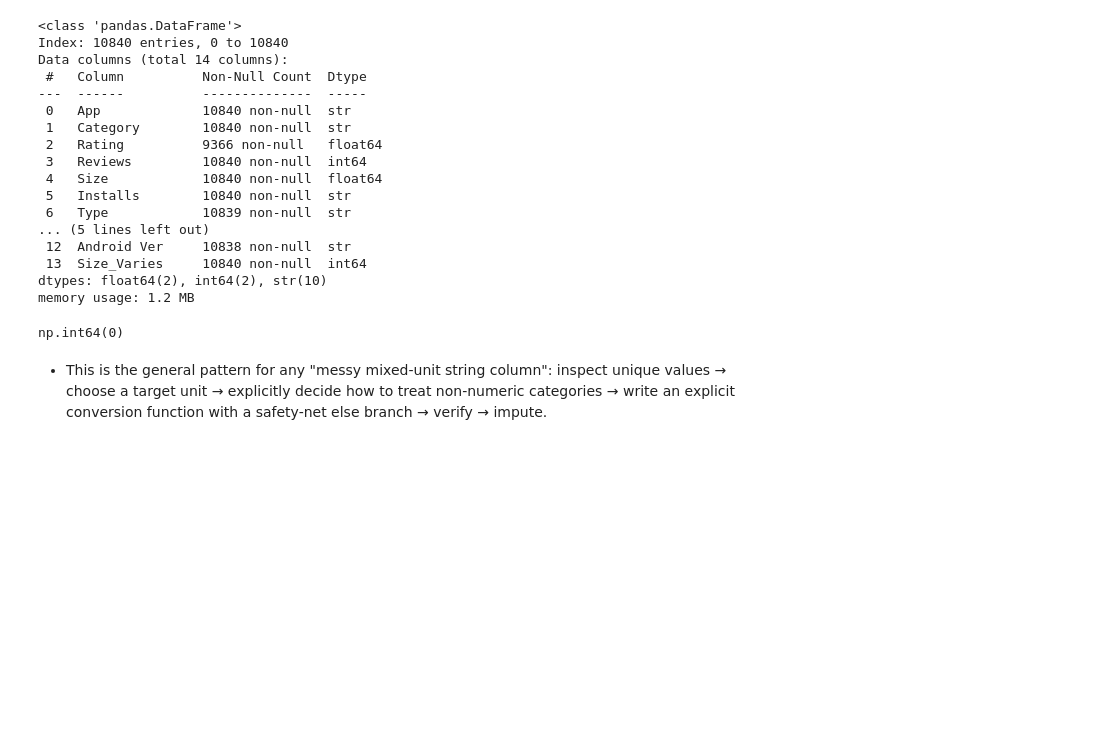
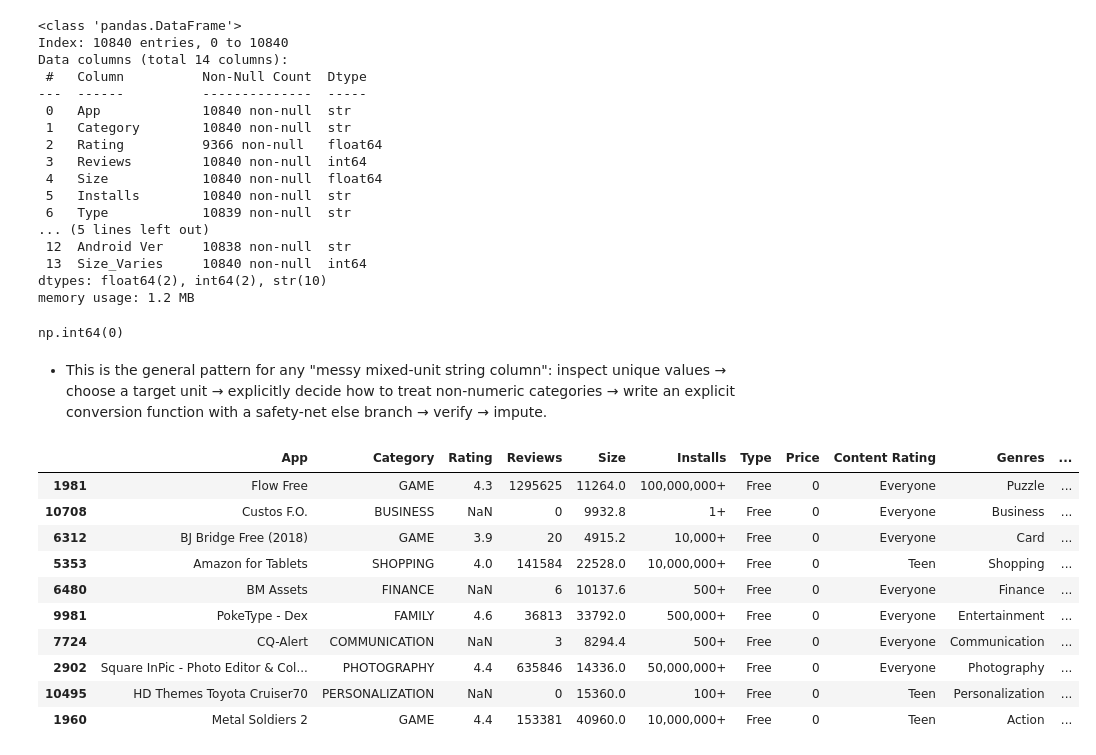
Before and after one commit to teamkweku/Data_Science_And_Machine_Learning_Notes, a Jupyter notebook: 03.EDA_and_Feature_engineering/Google-Playstore.ipynb, the cells around one changed output. Drawn from its saved outputs; the diff is of its cells as text; code cells hidden in the pictures; blank space fills up the shorter version.

```diff
--- a/03.EDA_and_Feature_engineering/Google-Playstore.ipynb
+++ b/03.EDA_and_Feature_engineering/Google-Playstore.ipynb
@@ -374,3 +381,17 @@ memory usage: 1.2 MB
 np.int64(0)
 # %% [markdown]
 - This is the general pattern for any "messy mixed-unit string column": inspect unique values → choose a target unit → explicitly decide how to treat non-numeric categories → write an explicit conversion function with a safety-net else branch → verify → impute.
+# %%
+df_copy.sample(10)
+# %% [output]
+|  | App | Category | Rating | Reviews | Size | Installs | Type | Price | Content Rating | Genres | ... |
+| 1981 | Flow Free | GAME | 4.3 | 1295625 | 11264.0 | 100,000,000+ | Free | 0 | Everyone | Puzzle | ... |
+| 10708 | Custos F.O. | BUSINESS | NaN | 0 | 9932.8 | 1+ | Free | 0 | Everyone | Business | ... |
+| 6312 | BJ Bridge Free (2018) | GAME | 3.9 | 20 | 4915.2 | 10,000+ | Free | 0 | Everyone | Card | ... |
+| 5353 | Amazon for Tablets | SHOPPING | 4.0 | 141584 | 22528.0 | 10,000,000+ | Free | 0 | Teen | Shopping | ... |
+| 6480 | BM Assets | FINANCE | NaN | 6 | 10137.6 | 500+ | Free | 0 | Everyone | Finance | ... |
+| 9981 | PokeType - Dex | FAMILY | 4.6 | 36813 | 33792.0 | 500,000+ | Free | 0 | Everyone | Entertainment | ... |
+| 7724 | CQ-Alert | COMMUNICATION | NaN | 3 | 8294.4 | 500+ | Free | 0 | Everyone | Communication | ... |
+| 2902 | Square InPic - Photo Editor & Col... | PHOTOGRAPHY | 4.4 | 635846 | 14336.0 | 50,000,000+ | Free | 0 | Everyone | Photography | ... |
+| 10495 | HD Themes Toyota Cruiser70 | PERSONALIZATION | NaN | 0 | 15360.0 | 100+ | Free | 0 | Teen | Personalization | ... |
+| 1960 | Metal Soldiers 2 | GAME | 4.4 | 153381 | 40960.0 | 10,000,000+ | Free | 0 | Teen | Action | ... |
```
Also changed, not shown: parts of 9 cells of this notebook.
